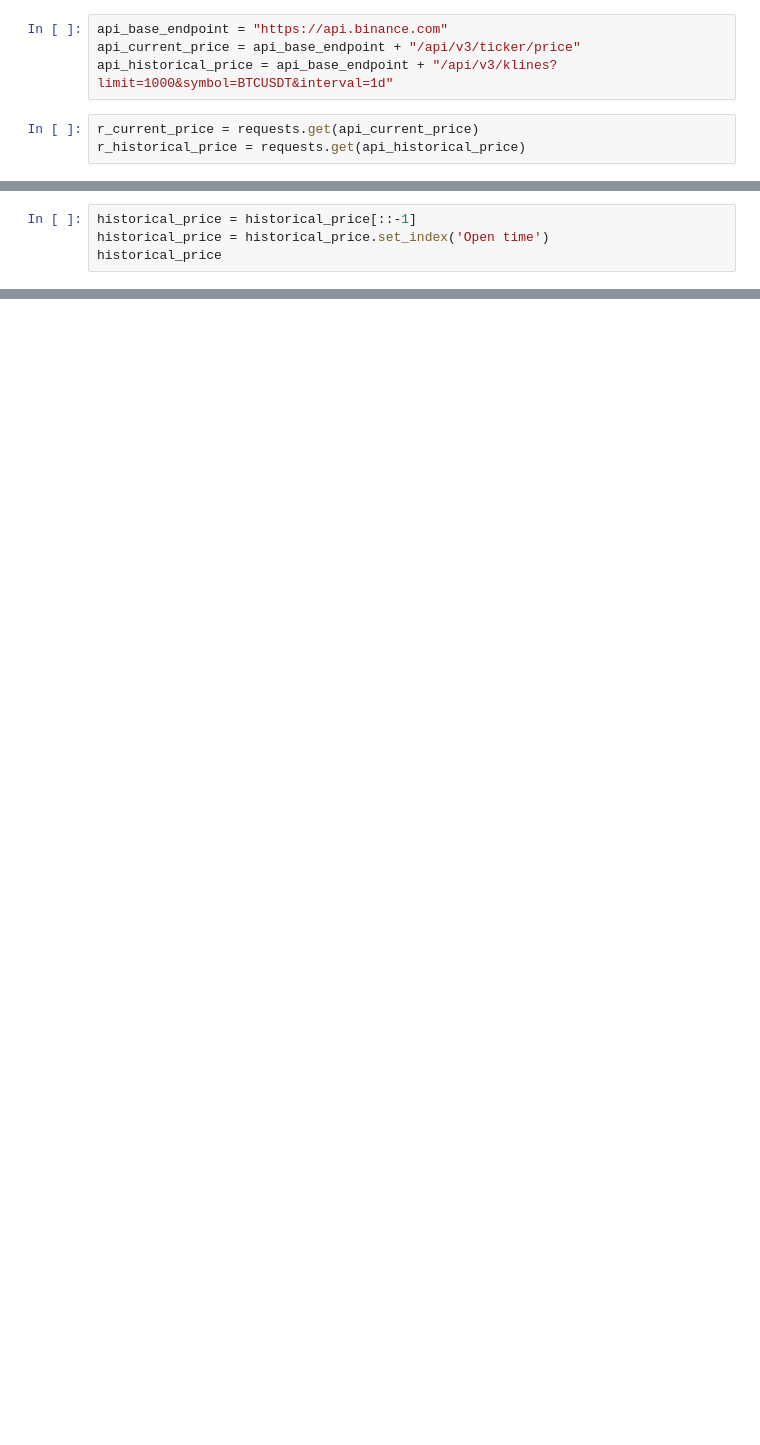
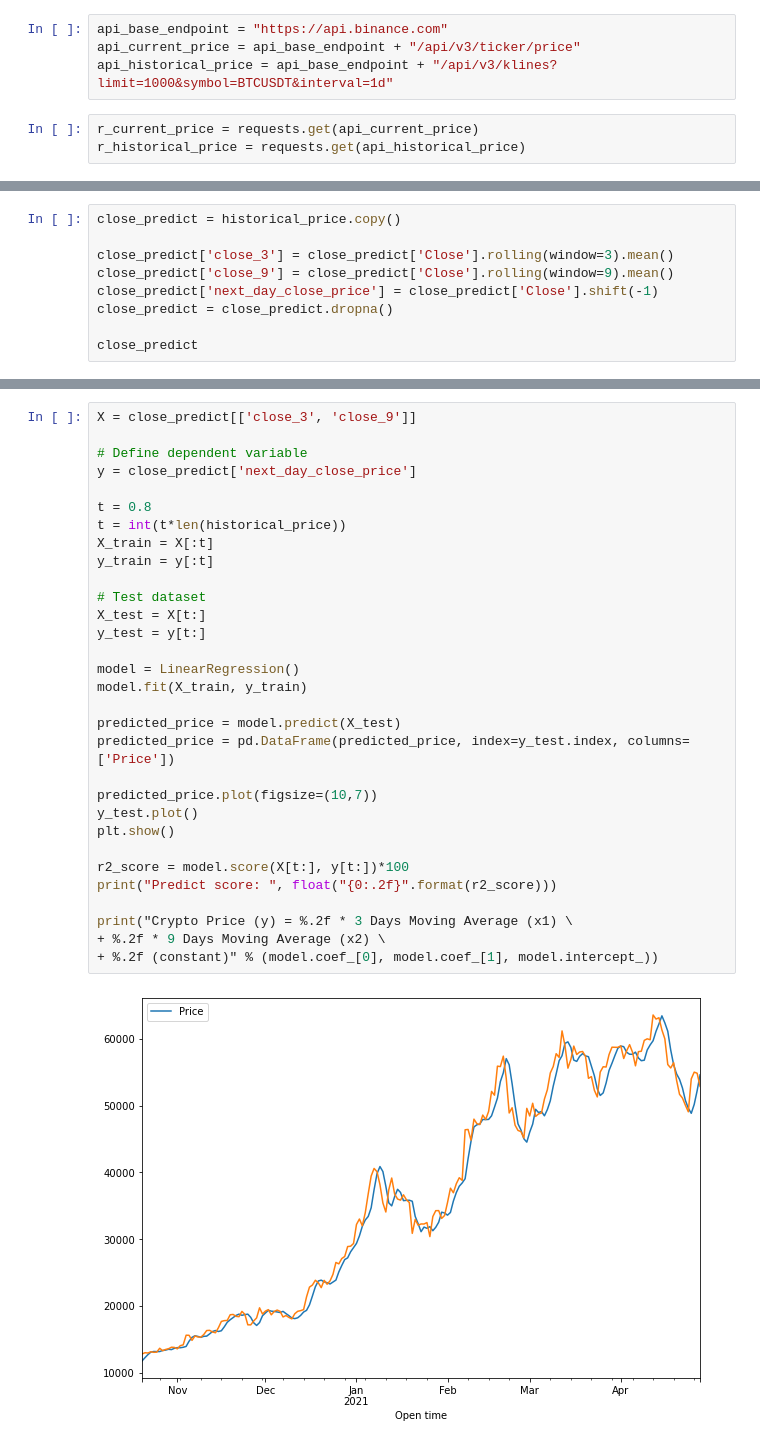
Before and after one commit to Adam-Palacz/crypto_ml, a Jupyter notebook: crypto_ml.ipynb, the cells around one changed output, grey strips where cells are left out. Saved outputs shown, nothing was run; the diff lists cells and outputs as text; blank space fills up the shorter version.

Commit message:
test predict models

```diff
--- a/crypto_ml.ipynb
+++ b/crypto_ml.ipynb
@@ -133,4 +102,0 @@ historical_price
-# %%
-historical_price = historical_price[::-1]
-historical_price = historical_price.set_index('Open time')
-historical_price
@@ -156,0 +103,9 @@ historical_price['Open'].plot()
+# %%
+close_predict = historical_price.copy()
+
+close_predict['close_3'] = close_predict['Close'].rolling(window=3).mean()
+close_predict['close_9'] = close_predict['Close'].rolling(window=9).mean()
+close_predict['next_day_close_price'] = close_predict['Close'].shift(-1)
+close_predict = close_predict.dropna()
+
+close_predict
@@ -156,0 +127,33 @@ historical_price['Open'].plot()
+# %%
+X = close_predict[['close_3', 'close_9']]
+
+# Define dependent variable
+y = close_predict['next_day_close_price']
+
+t = 0.8
+t = int(t*len(historical_price))
+X_train = X[:t]
+y_train = y[:t]
+
+# Test dataset
+X_test = X[t:]
+y_test = y[t:]
+
+model = LinearRegression()
+model.fit(X_train, y_train)
+
+predicted_price = model.predict(X_test)
+predicted_price = pd.DataFrame(predicted_price, index=y_test.index, columns=['Price'])
+
+predicted_price.plot(figsize=(10,7))
+y_test.plot()
+plt.show()
+
+r2_score = model.score(X[t:], y[t:])*100
+print("Predict score: ", float("{0:.2f}".format(r2_score)))
+
+print("Crypto Price (y) = %.2f * 3 Days Moving Average (x1) \
++ %.2f * 9 Days Moving Average (x2) \
++ %.2f (constant)" % (model.coef_[0], model.coef_[1], model.intercept_))
+# %% [output]
+[figure, added]
```
Also changed, not shown: parts of 18 cells of this notebook.
